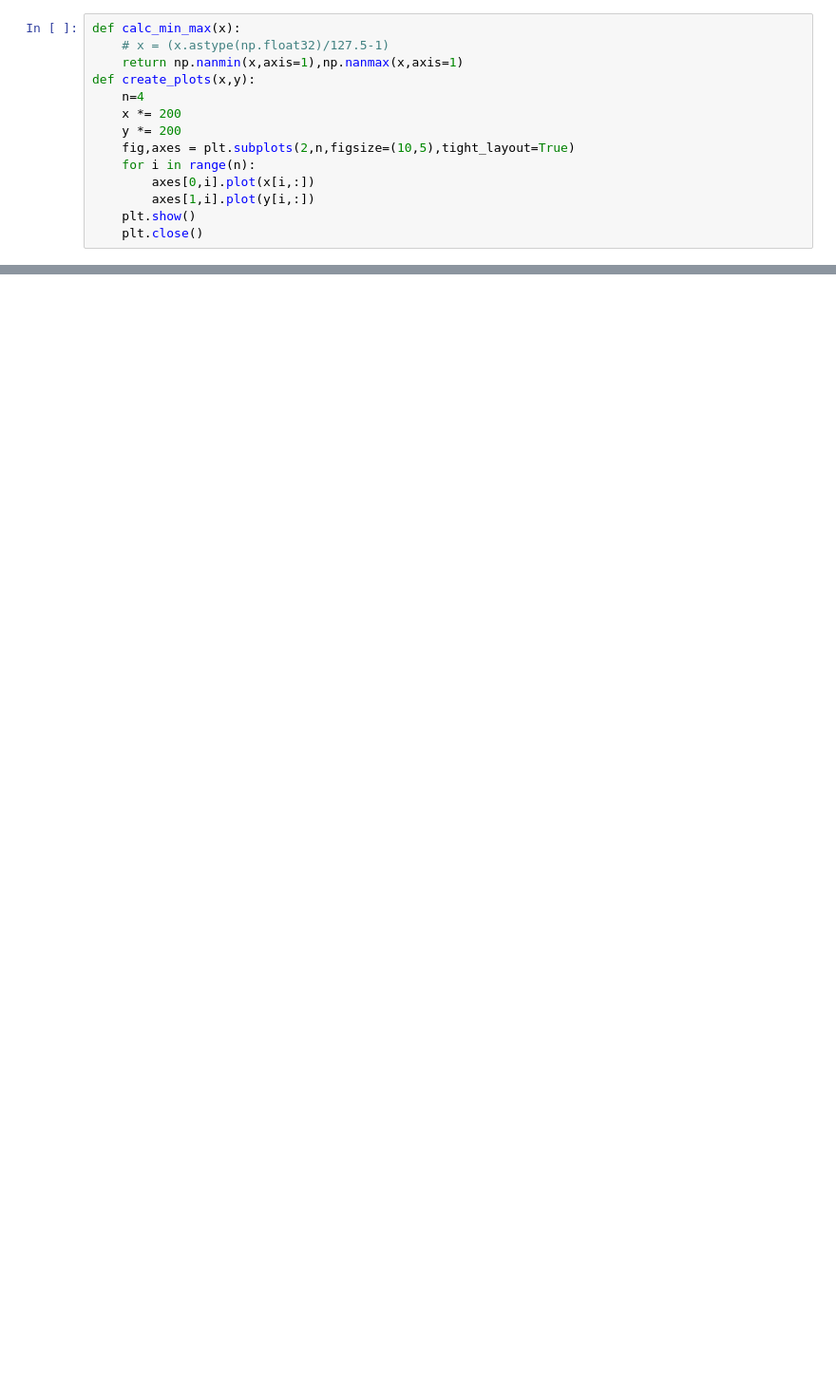
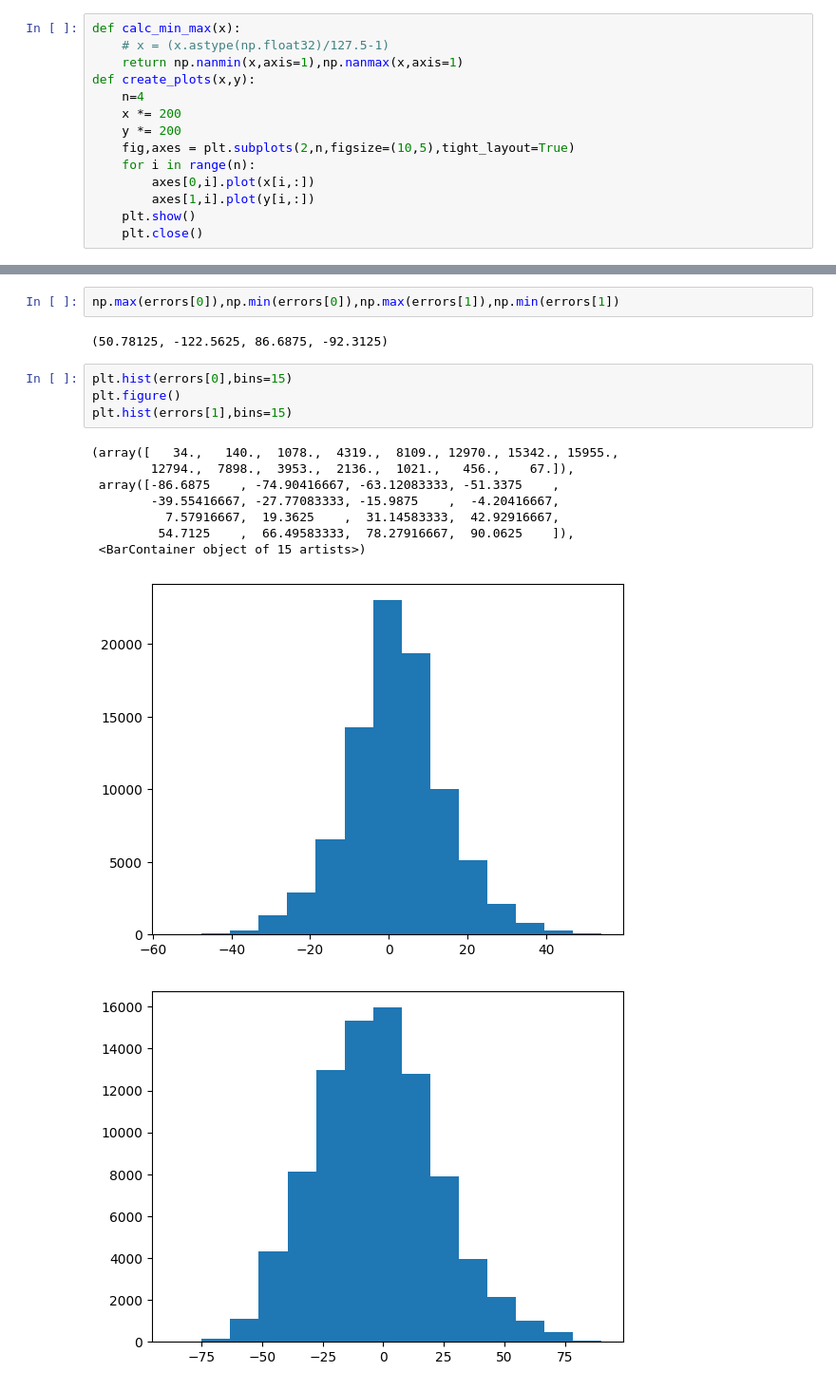
Before and after one commit to ax6000/BloodPressureEstimation, a Jupyter notebook: notebooks/plot_results.ipynb, the cells around one changed output, grey strips where cells are left out. Shown at 95% size. Saved outputs shown, nothing was run; the diff lists cells and outputs as text; blank space fills up the shorter version.

```diff
--- a/notebooks/plot_results.ipynb
+++ b/notebooks/plot_results.ipynb
@@ -112,0 +355,18 @@ out       31.0312  9.1451
+# %%
+np.max(errors[0]),np.min(errors[0]),np.max(errors[1]),np.min(errors[1])
+# %% [output]
+(50.78125, -122.5625, 86.6875, -92.3125)
+# %%
+plt.hist(errors[0],bins=15)
+plt.figure()
+plt.hist(errors[1],bins=15)
+# %% [output]
+(array([   34.,   140.,  1078.,  4319.,  8109., 12970., 15342., 15955.,
+        12794.,  7898.,  3953.,  2136.,  1021.,   456.,    67.]),
+ array([-86.6875    , -74.90416667, -63.12083333, -51.3375    ,
+        -39.55416667, -27.77083333, -15.9875    ,  -4.20416667,
+          7.57916667,  19.3625    ,  31.14583333,  42.92916667,
+         54.7125    ,  66.49583333,  78.27916667,  90.0625    ]),
+ <BarContainer object of 15 artists>)
+[figure, added]
+[figure, added]
```
Also changed, not shown: parts of 36 cells of this notebook, 17 other files.
